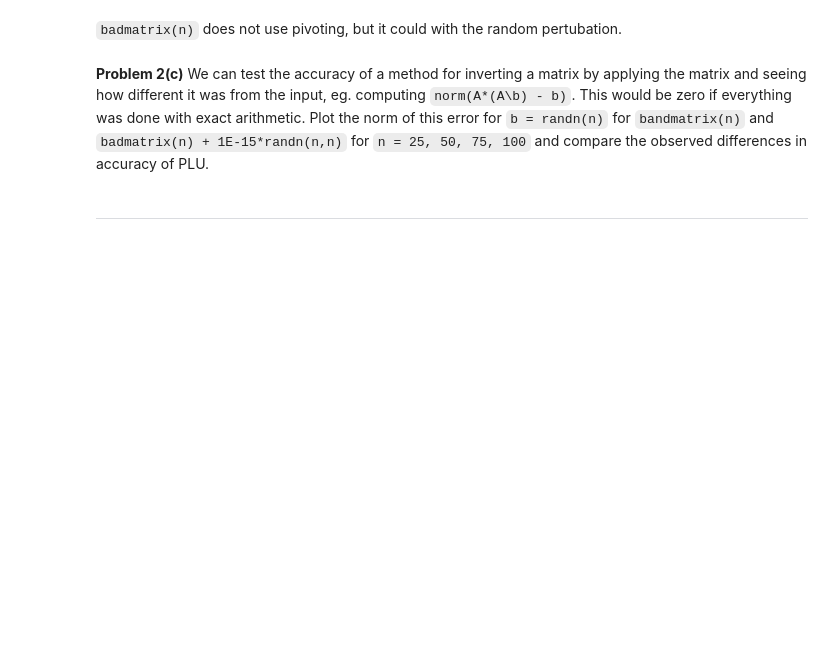
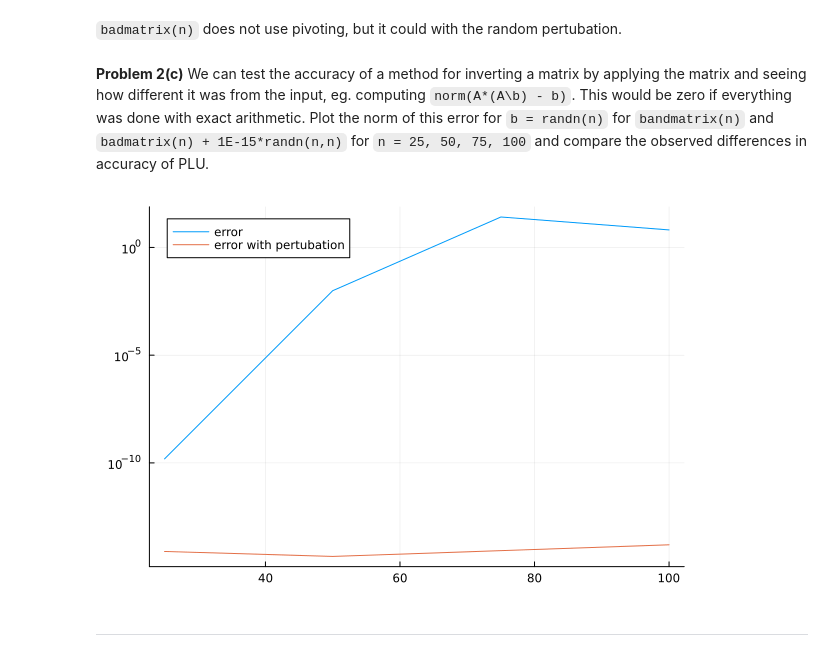
Before and after one commit to lovelife383/MATH50003NumericalAnalysis, a Jupyter notebook: labs/lab5.ipynb, the cells around one changed output. Saved outputs shown, nothing was run; the diff lists cells and outputs as text; code cells hidden in the pictures; blank space fills up the shorter version.

Commit message:
plotted error for bad matrix and pertubations

```diff
--- a/labs/lab5.ipynb
+++ b/labs/lab5.ipynb
@@ -252,3 +249,17 @@ compare the observed differences in accuracy of PLU.
+# %%
+errors = zeros(4)
+errors_with_petrb = zeros(4)
+for n = 1:4
+    A = badmatrix(25*n)
+    B = badmatrix(25*n) + 1E-15*randn(25*n,25*n)
+    b = randn(25*n)
+    errors[n] = nanabs(norm(A*(A\b) - b))
+    errors_with_petrb[n] = nanabs(norm(B*(B\b) - b))
+end
+plot(25:25:100, errors; yscale=:log10, label="error", legend=:topleft)
+plot!(25:25:100, errors_with_petrb; yscale=:log10, label="error with pertubation")
+# %% [output]
+[figure, added]
 # %% [markdown]
 -----
 # %% [markdown]
```
Also changed, not shown: parts of 2 cells of this notebook.
